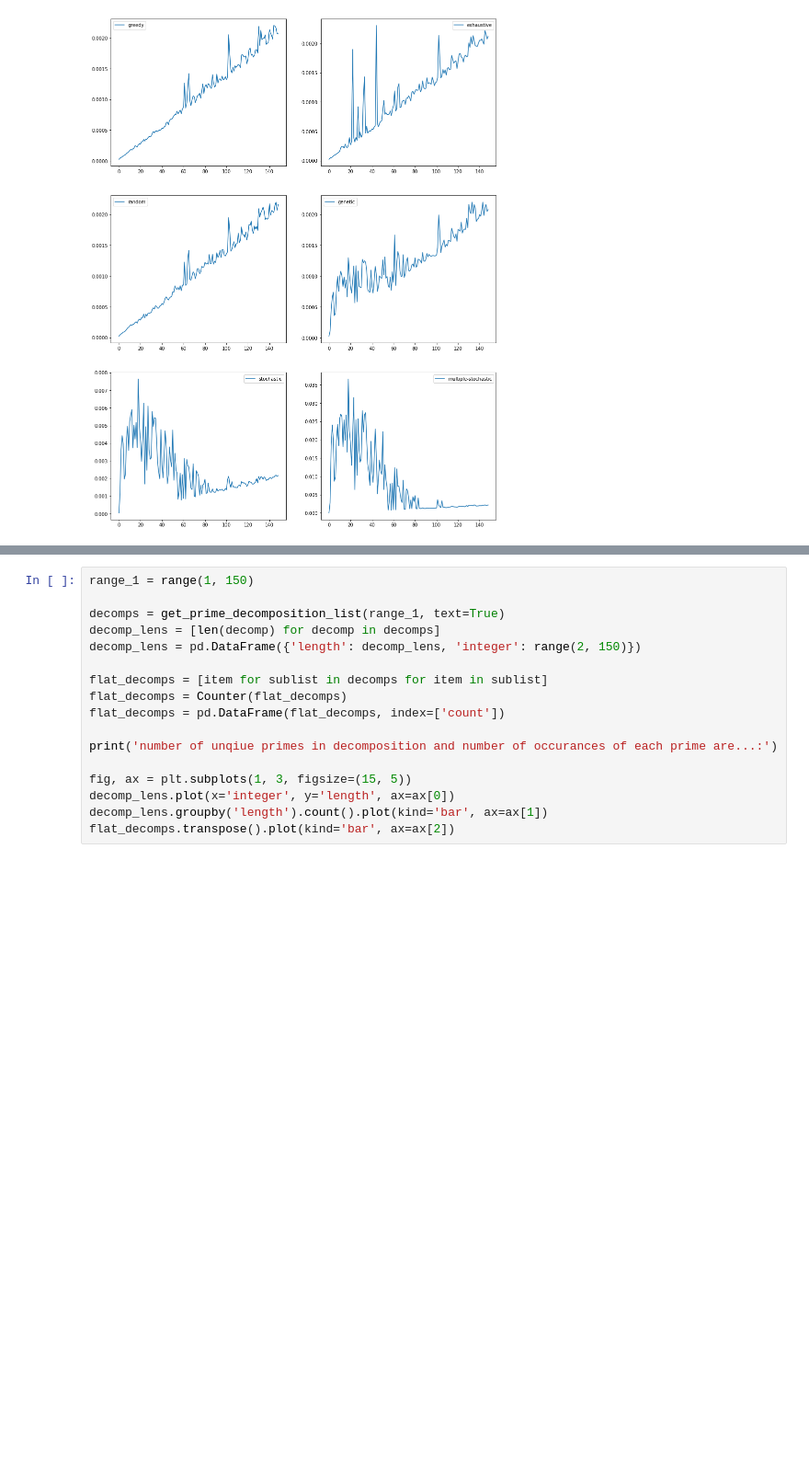
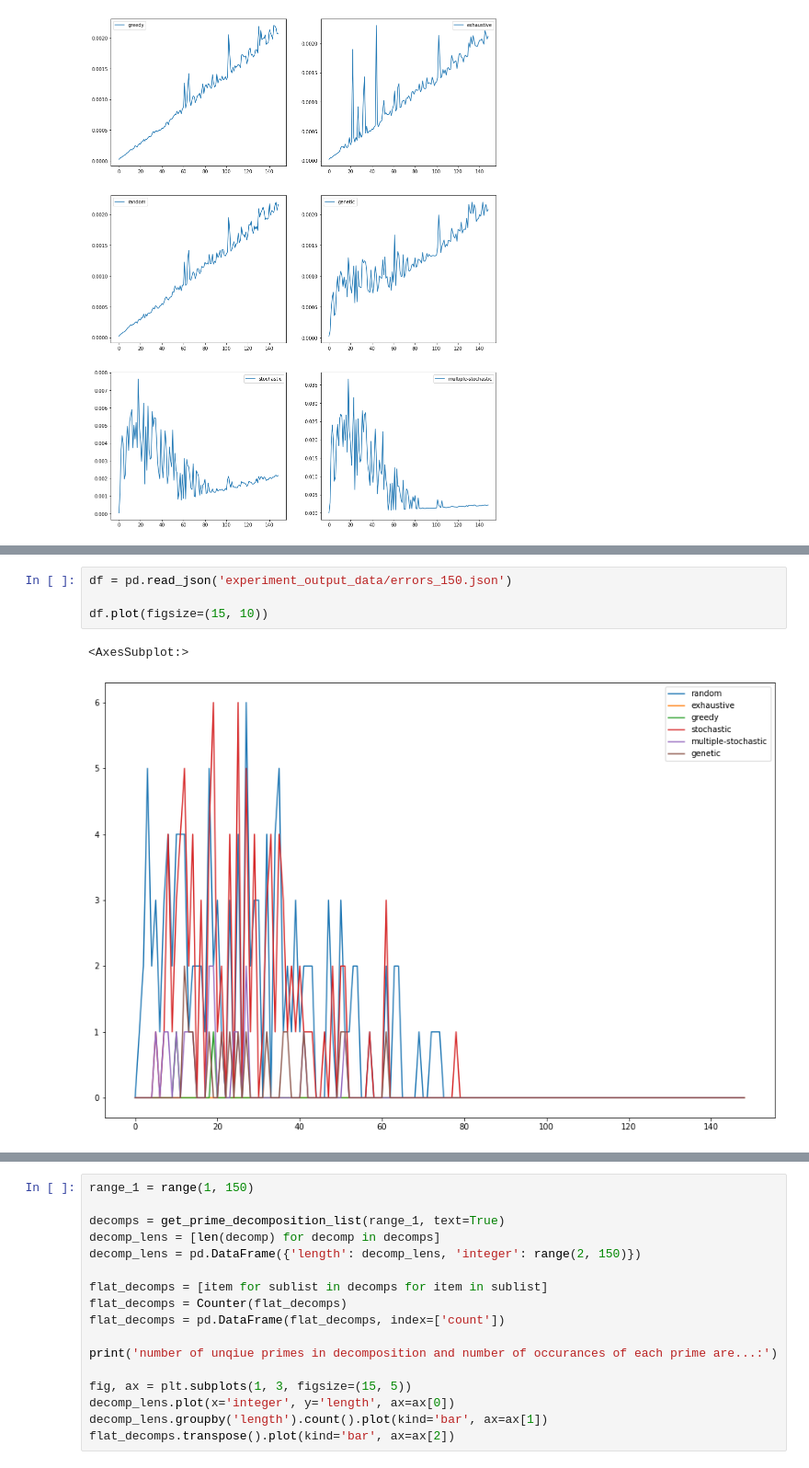
Before and after one commit to JohnStokes228/minimum_prime_hit_set, a Jupyter notebook: algorithm_comparisons.ipynb, the cells around one changed output, grey strips where cells are left out. Shown at 92% size. Saved outputs shown, nothing was run; the diff lists cells and outputs as text; blank space fills up the shorter version.

Commit message:
added error graphs

```diff
--- a/algorithm_comparisons.ipynb
+++ b/algorithm_comparisons.ipynb
@@ -288,0 +324,7 @@ I think my next experiment will be to move the range to no longer include the fi
+# %%
+df = pd.read_json('experiment_output_data/errors_150.json')
+
+df.plot(figsize=(15, 10))
+# %% [output]
+<AxesSubplot:>
+[figure, added]
```
Also changed, not shown: parts of 4 cells of this notebook.
